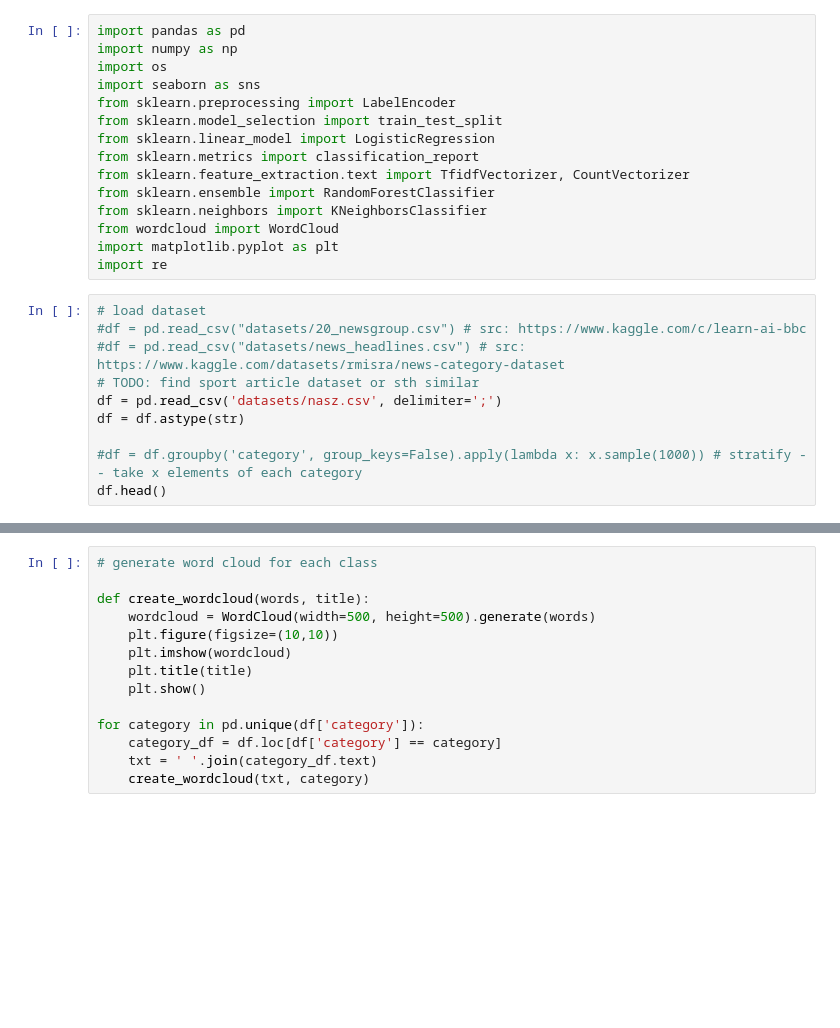
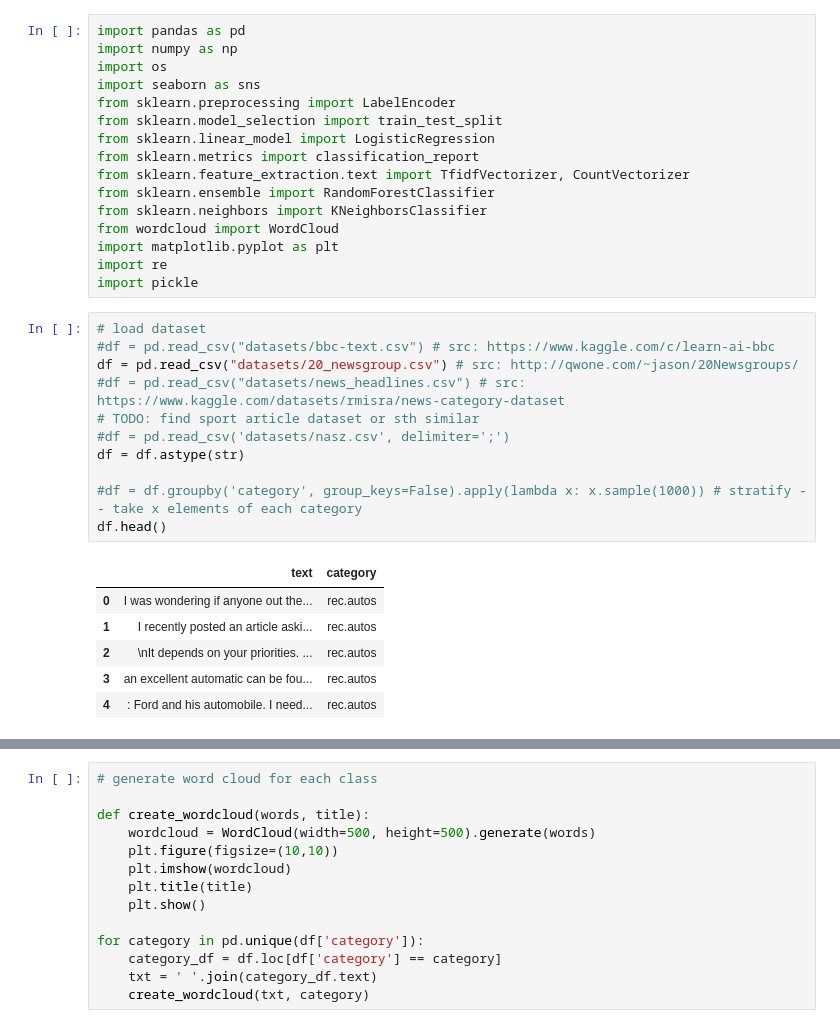
Before and after one commit to sebastianmorta/SearchingSystems, a Jupyter notebook: new.ipynb, the cells around one changed output, grey strips where cells are left out. Cells and saved outputs as stored; diff of their text form; blank space fills up the shorter version.

```diff
--- a/new.ipynb
+++ b/new.ipynb
@@ -13,16 +13,25 @@ from sklearn.neighbors import KNeighborsClassifier
 from wordcloud import WordCloud
 import matplotlib.pyplot as plt
 import re
+import pickle
 # %%
 # load dataset
-#df = pd.read_csv("datasets/20_newsgroup.csv") # src: https://www.kaggle.com/c/learn-ai-bbc
+#df = pd.read_csv("datasets/bbc-text.csv") # src: https://www.kaggle.com/c/learn-ai-bbc
+df = pd.read_csv("datasets/20_newsgroup.csv") # src: http://qwone.com/~jason/20Newsgroups/
 #df = pd.read_csv("datasets/news_headlines.csv") # src: https://www.kaggle.com/datasets/rmisra/news-category-dataset
 # TODO: find sport article dataset or sth similar
-df = pd.read_csv('datasets/nasz.csv', delimiter=';')
+#df = pd.read_csv('datasets/nasz.csv', delimiter=';')
 df = df.astype(str)
 
 #df = df.groupby('category', group_keys=False).apply(lambda x: x.sample(1000)) # stratify -- take x elements of each category
 df.head()
+# %% [output]
+|  | text | category |
+| 0 | I was wondering if anyone out the... | rec.autos |
+| 1 | I recently posted an article aski... | rec.autos |
+| 2 | \nIt depends on your priorities. ... | rec.autos |
+| 3 | an excellent automatic can be fou... | rec.autos |
+| 4 | : Ford and his automobile. I need... | rec.autos |
 # %%
 sns.countplot(df.category) # generate class plot
 print(df['category'].value_counts()) # print count for each class
```
Also changed, not shown: parts of 11 cells of this notebook, 3 other files.
